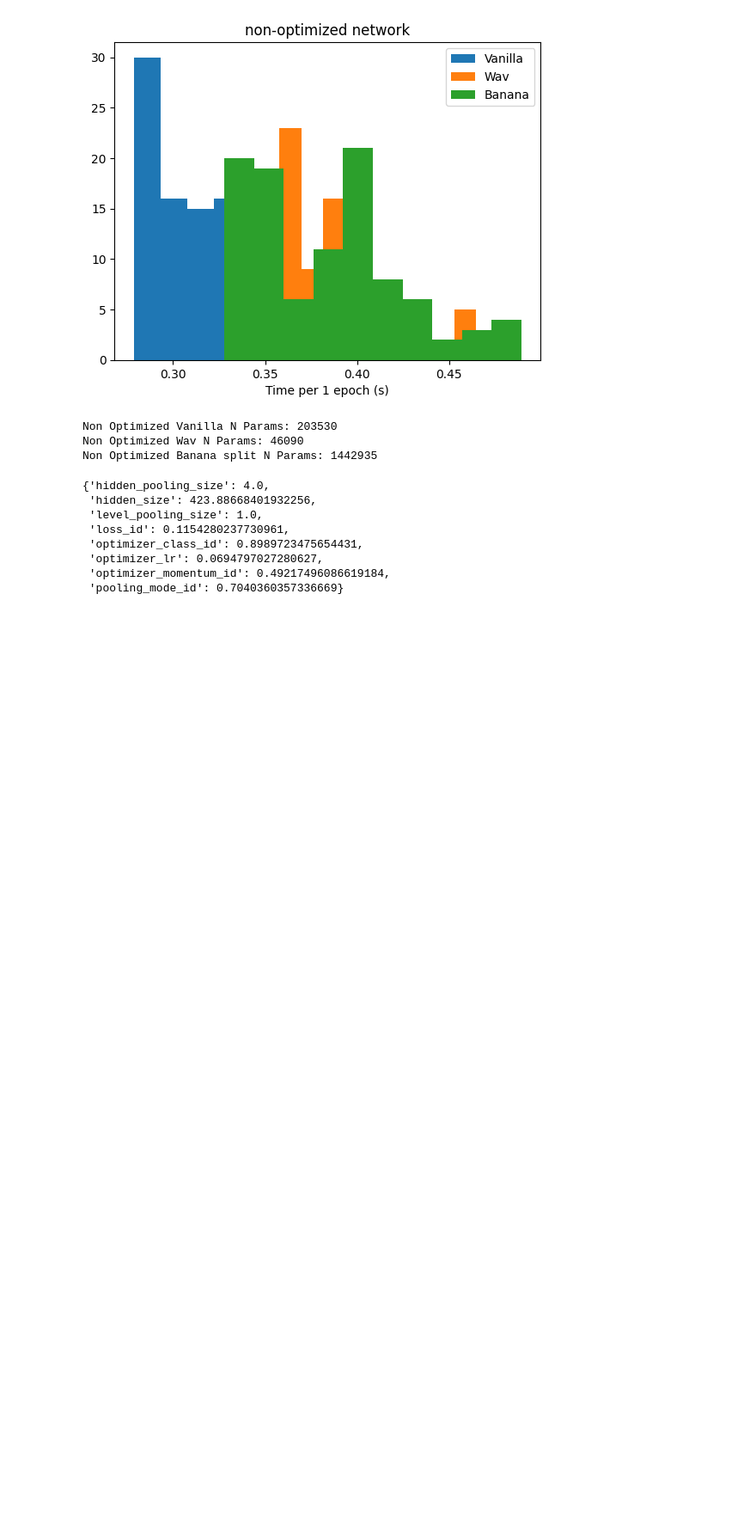
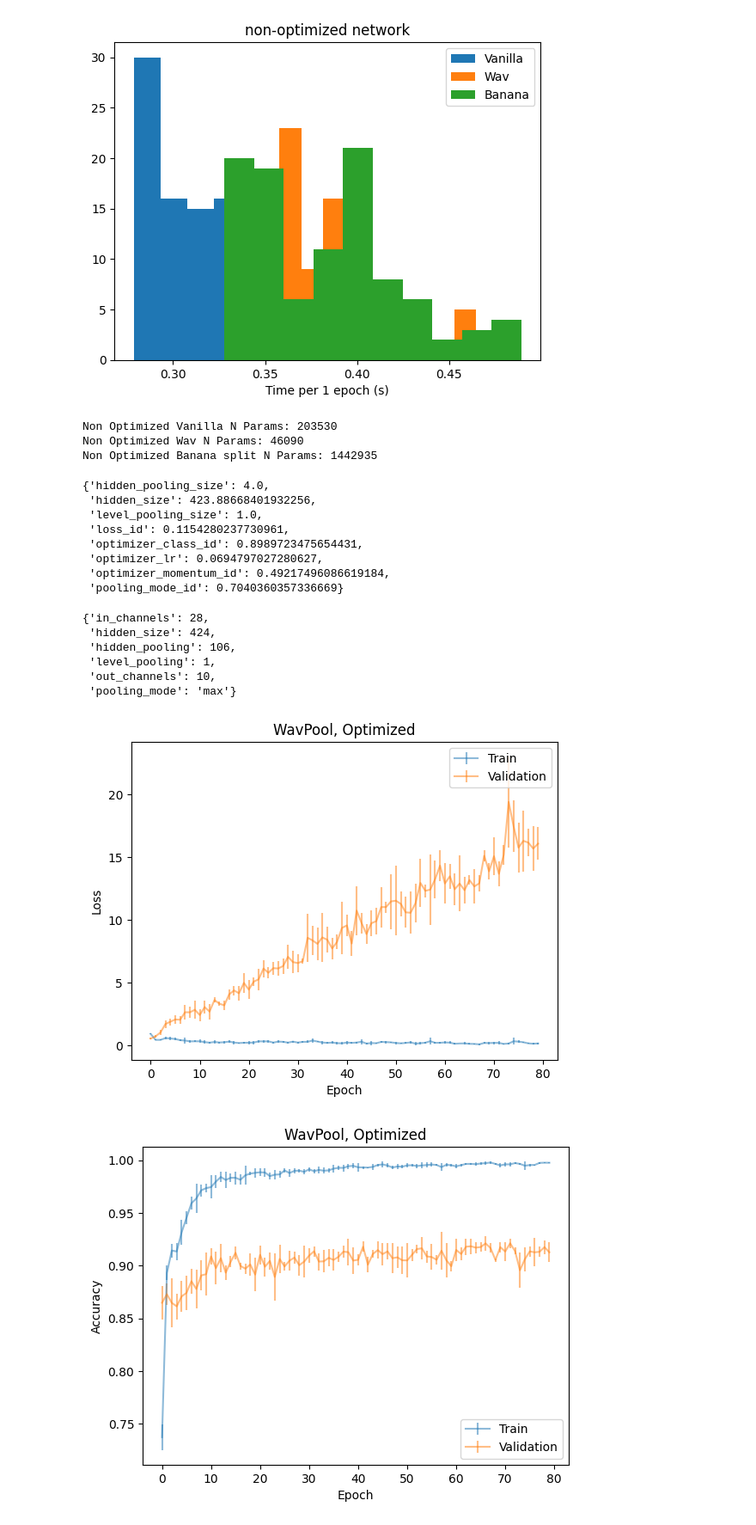
Before and after one commit to deepskies/DeepWavNN, a Jupyter notebook: notebooks/optimizer_mnist.ipynb, the cells around one changed output. Shown: that part at 86% size. Cells and saved outputs as stored; diff of their text form; code cells hidden in the pictures; blank space fills up the shorter version.

```diff
--- a/notebooks/optimizer_mnist.ipynb
+++ b/notebooks/optimizer_mnist.ipynb
@@ -485,6 +485,15 @@ def select_wavpool_params(optimizer_class_id, loss_id, optimizer_lr, optimizer_m
 
 data_params = {"sample_size": [4000, 2000, 2000], "split": True}
 optimizer_class, loss, optimizer_config, model_params = select_wavpool_params(**wavepool_opt_params)
+# %%
+model_params
+# %% [output]
+{'in_channels': 28,
+ 'hidden_size': 424,
+ 'hidden_pooling': 106,
+ 'level_pooling': 1,
+ 'out_channels': 10,
+ 'pooling_mode': 'max'}
 # %%
 num_tests = 10
 
@@ -506,4 +515,7 @@ for iteration in range(num_tests):
     training()
     wavpool_history[iteration] = training.history
 # %%
-plot_experimental_history(wavpool_history, "WavPool, Optimized")
+plot_experiment_history(wavpool_history, "WavPool, Optimized")
+# %% [output]
+[figure, added]
+[figure, added]
```
Also changed, not shown: 2 other files.
